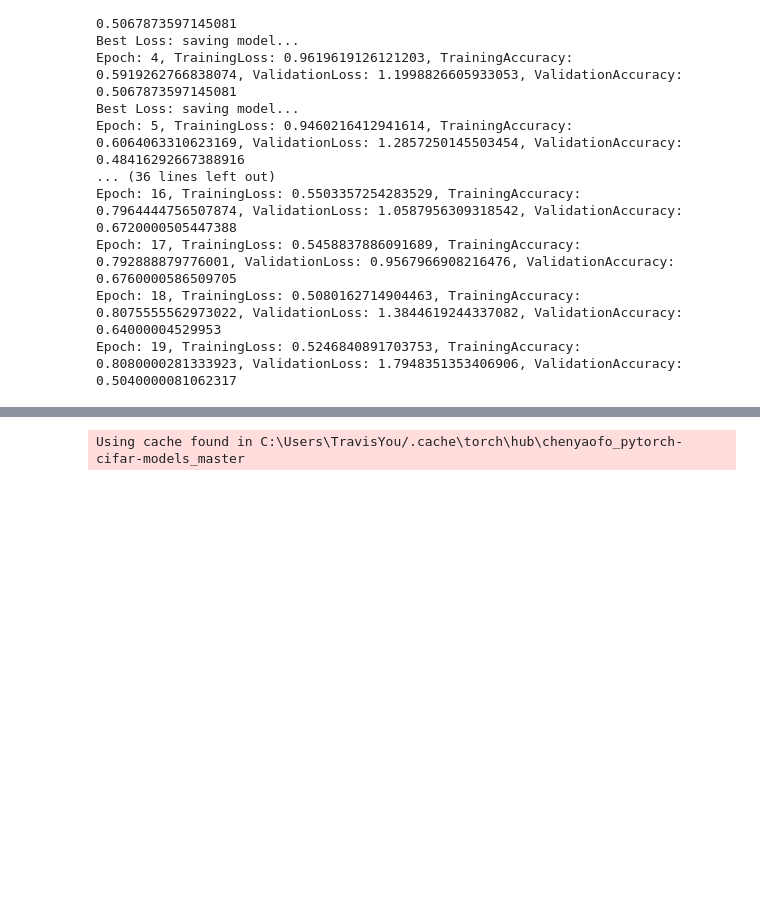
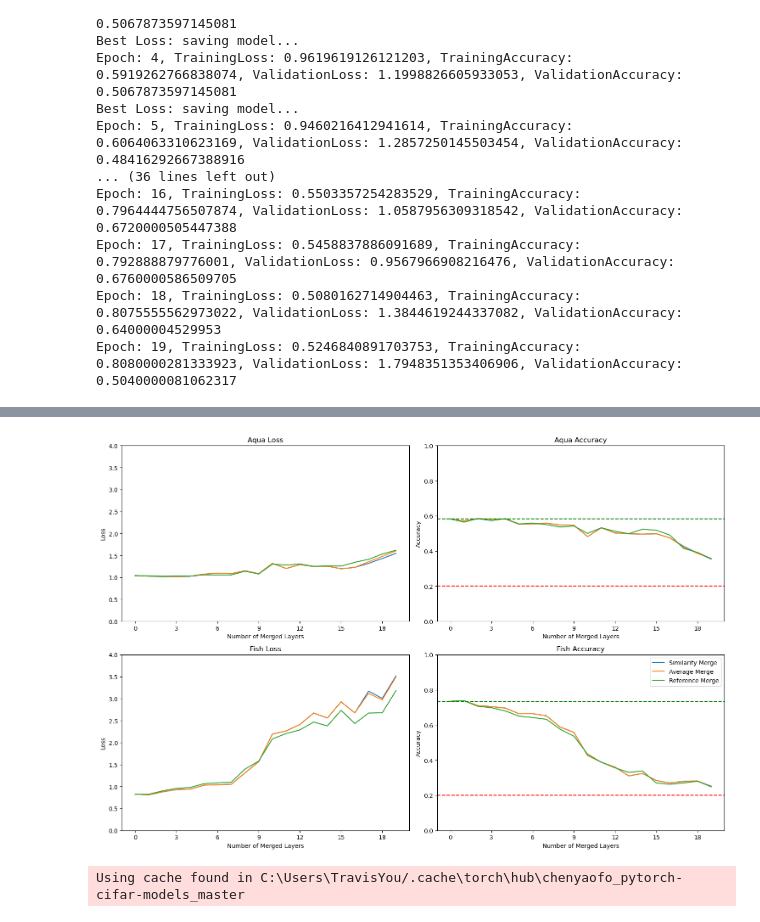
Before and after one commit to Siyu-Li-Tammy/ML_Project_CNN, a Jupyter notebook: cifar100pretrained.ipynb, the cells around one changed output, grey strips where cells are left out. Cells and saved outputs as stored; diff of their text form; code cells hidden in the pictures; blank space fills up the shorter version.

Commit message:
removed and added model for reproducibility

```diff
--- a/cifar100pretrained.ipynb
+++ b/cifar100pretrained.ipynb
@@ -629 +569,47 @@ Test Loss: 3.354828417301178, Test Accuracy: 0.2
+# %%
+fig, axs = plt.subplots(2, 2, figsize=(15, 10))
+axs[0, 0].plot(range(20), aqua_loss_list, label='Similarity Merge')
+axs[0, 0].plot(range(20), aqua_loss_list2, label='Average Merge')
+axs[0, 0].plot(range(20), aqua_loss_list3, label='Reference Merge')
+axs[0, 0].set_title('Aqua Loss')
+axs[0, 0].set_xlabel('Number of Merged Layers')
+axs[0, 0].set_ylabel('Loss')
+axs[0, 1].plot(range(20), aqua_acc_list, label='Similarity Merge')
+axs[0, 1].plot(range(20), aqua_acc_list2, label='Average Merge')
+axs[0, 1].plot(range(20), aqua_acc_list3, label='Reference Merge')
+axs[0, 1].set_title('Aqua Accuracy')
+axs[0, 1].set_xlabel('Number of Merged Layers')
+axs[0, 1].set_ylabel('Accuracy')
+axs[1, 0].plot(range(20), fish_loss_list, label='Similarity Merge')
+axs[1, 0].plot(range(20), fish_loss_list2, label='Average Merge')
+axs[1, 0].plot(range(20), fish_loss_list3, label='Reference Merge')
+axs[1, 0].set_title('Fish Loss')
+axs[1, 0].set_xlabel('Number of Merged Layers')
+axs[1, 0].set_ylabel('Loss')
+axs[1, 1].plot(range(20), fish_acc_list, label='Similarity Merge')
+axs[1, 1].plot(range(20), fish_acc_list2, label='Average Merge')
+axs[1, 1].plot(range(20), fish_acc_list3, label='Reference Merge')
+axs[1, 1].set_title('Fish Accuracy')
+axs[1, 1].set_xlabel('Number of Merged Layers')
+axs[1, 1].set_ylabel('Accuracy')
+axs[1, 1].legend()
+# set x ticks to be integers
+for ax in axs.flat:
+    ax.xaxis.set_major_locator(MaxNLocator(integer=True))
+# draw horizontal y = 0.2 line on the accuracy plots
+for ax in axs[0, 1], axs[1, 1]:
+    ax.axhline(y=0.2, color='r', linestyle='--')
+# set y limit for accuracy plots to be [0, 1]
+for ax in axs[0, 1], axs[1, 1]:
+    ax.set_ylim([0, 1])
+# set y limt for loss plots to be [0, 4]
+for ax in axs[0, 0], axs[1, 0]:
+    ax.set_ylim([0, 4])
+# draw horizontal line on the accurayc plots showing the accuracy of the original models
+axs[0,1].axhline(y=0.584, color='g', linestyle='--')
+axs[1,1].axhline(y=0.734, color='g', linestyle='--')
+plt.tight_layout()
+plt.show()
+# %% [output]
+[figure, added]
 # %%
```
Also changed, not shown: parts of 28 cells of this notebook, 6 other files.
